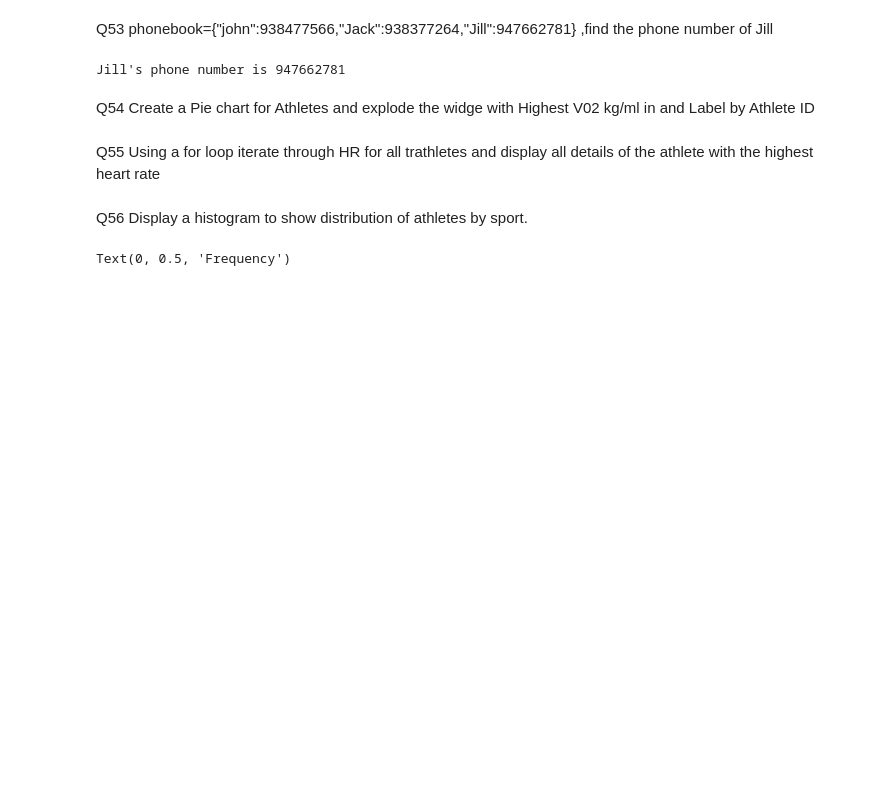
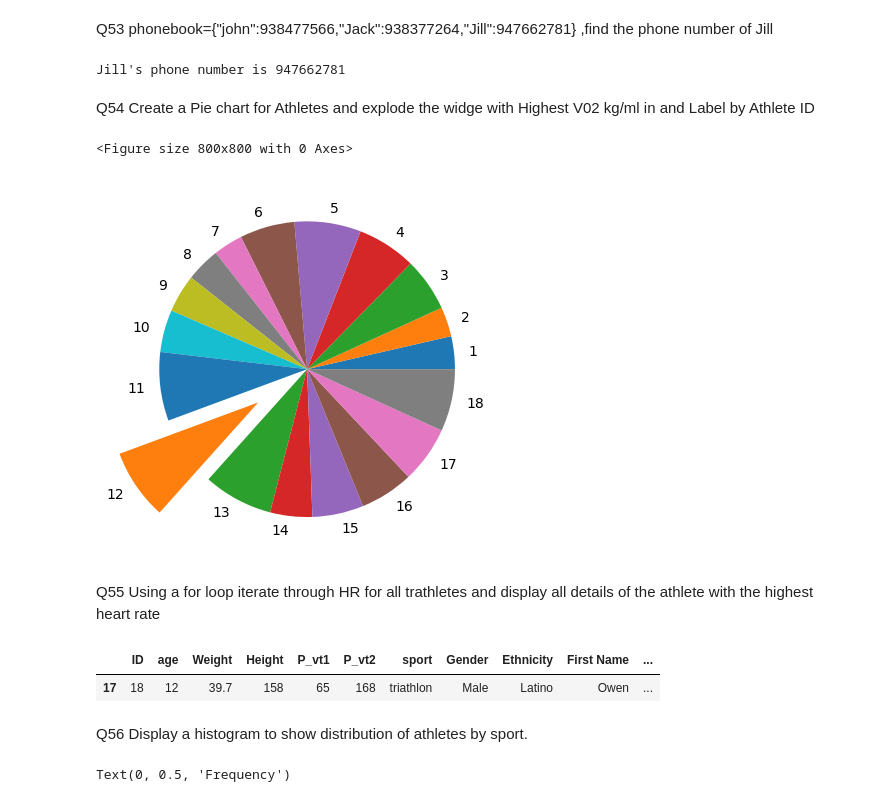
Before and after one commit to kalyankranth/10_Pythoncharms_PythonHackathon_Aug24, a Jupyter notebook: Nidhi_Q49-64pythoncharms.ipynb, the cells around one changed output. Drawn from its saved outputs; the diff is of its cells as text; code cells hidden in the pictures; blank space fills up the shorter version.

```diff
--- a/Nidhi_Q49-64pythoncharms.ipynb
+++ b/Nidhi_Q49-64pythoncharms.ipynb
@@ -116,0 +112,6 @@ Name: VO2, Length: 52062, dtype: float64
+# %%
+df_VO2=AllAthletes[['ID','VO2']].groupby(by='ID').sum().reset_index()
+df_VO2=df_VO2.merge(Athletes[['ID','First Name','Last Name','Weight','Height']],on='ID')
+df_VO2['VO2'] /= df_VO2['Weight']
+for index, data in df_VO2.iterrows():
+    print(f"{data['Last Name']},{data['First Name']} has {round(data['VO2'],2)} VO2 ml/kg")
@@ -117,2 +137,8 @@ Name: VO2, Length: 52062, dtype: float64
 # %% [markdown]
 Q52 Using all markers of fitness available to you, who is fittest athlete. Write 1-2 lines about the analysis that led to your insight.
+# %%
+#Higher VO2 max
+df_VO2['BMI'] = df_VO2['Weight']/((df_VO2['Height']/100)**2)
+df_fit = df_VO2[(df_VO2['BMI']<25) & (df_VO2['BMI']>19)]
+id = df_fit['VO2'].idxmax()
+print(f"The fittest athlete is {df_fit['Last Name'][id]}, {df_fit['First Name'][id]} as her BMI is in the fit Range and her VO2 ml/kg is the highest")
@@ -126,8 +154,24 @@ print("Jill's phone number is",Jill_phno)
 Jill's phone number is 947662781
 # %% [markdown]
 Q54 Create a Pie chart for  Athletes and explode the widge with Highest V02 kg/ml in and Label by Athlete ID
+# %%
+plt.figure(figsize=(8,8))
+fig, ax = plt.subplots()
+explode = df_VO2['VO2'].apply(lambda x: 0.4 if x==max(df_VO2['VO2']) else 0)
+ax.pie(df_VO2['VO2'], labels=df_VO2.ID, explode=explode)
+plt.show()
+# %% [output]
+<Figure size 800x800 with 0 Axes>
+[figure, added]
 # %% [markdown]
 Q55 Using a for loop iterate through HR for all trathletes and display all details of the athlete with the highest heart rate
+# %%
+Triathlon['HR'] = 60/(Triathlon['RR']/100)
+id = Triathlon['ID'][Triathlon['HR'].idxmax()]
+Athletes[Athletes['ID']==id]
+# %% [output]
+|  | ID | age | Weight | Height | P_vt1 | P_vt2 | sport | Gender | Ethnicity | First Name | ... |
+| 17 | 18 | 12 | 39.7 | 158 | 65 | 168 | triathlon | Male | Latino | Owen | ... |
 # %% [markdown]
 Q56 Display a histogram to show distribution of athletes by sport.
 # %%
```
Also changed, not shown: parts of 14 cells of this notebook, 2 other files.
